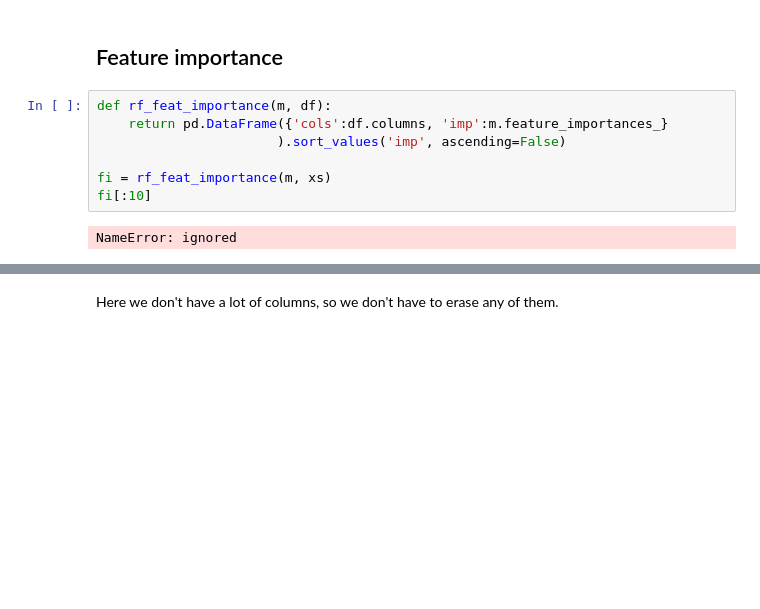
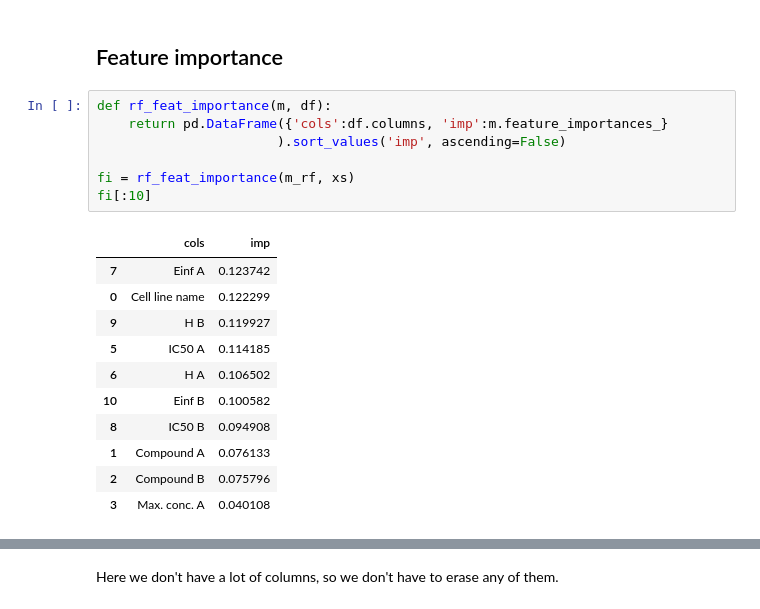
Before and after one commit to edmanft/cat_drug_synergy, a Jupyter notebook: Word_embeddings_colaboratory.ipynb, the cells around one changed output, grey strips where cells are left out. Saved outputs shown, nothing was run; the diff lists cells and outputs as text; blank space fills up the shorter version.

```diff
--- a/Word_embeddings_colaboratory.ipynb
+++ b/Word_embeddings_colaboratory.ipynb
@@ -1093,12 +1093,22 @@ The improvement is only marginal.
 # %%
 def rf_feat_importance(m, df):
     return pd.DataFrame({'cols':df.columns, 'imp':m.feature_importances_}
                        ).sort_values('imp', ascending=False)
 
-fi = rf_feat_importance(m, xs)
+fi = rf_feat_importance(m_rf, xs)
 fi[:10]
 # %% [output]
-NameError: ignored
+|  | cols | imp |
+| 7 | Einf A | 0.123742 |
+| 0 | Cell line name | 0.122299 |
+| 9 | H B | 0.119927 |
+| 5 | IC50 A | 0.114185 |
+| 6 | H A | 0.106502 |
+| 10 | Einf B | 0.100582 |
+| 8 | IC50 B | 0.094908 |
+| 1 | Compound A | 0.076133 |
+| 2 | Compound B | 0.075796 |
+| 3 | Max. conc. A | 0.040108 |
 # %%
 def plot_fi(fi):
     return fi.plot('cols', 'imp', 'barh', figsize=(12,7), legend=False)
```
Also changed, not shown: parts of 3 cells of this notebook.
